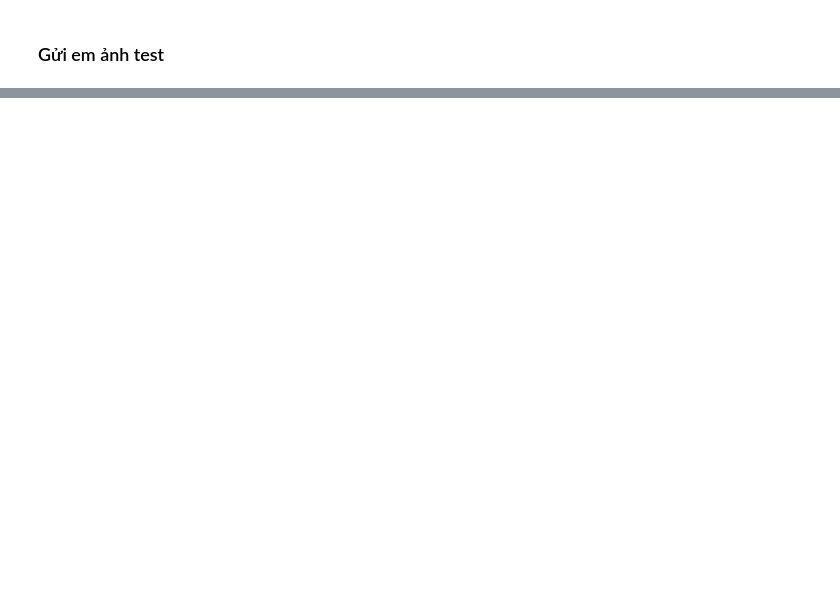
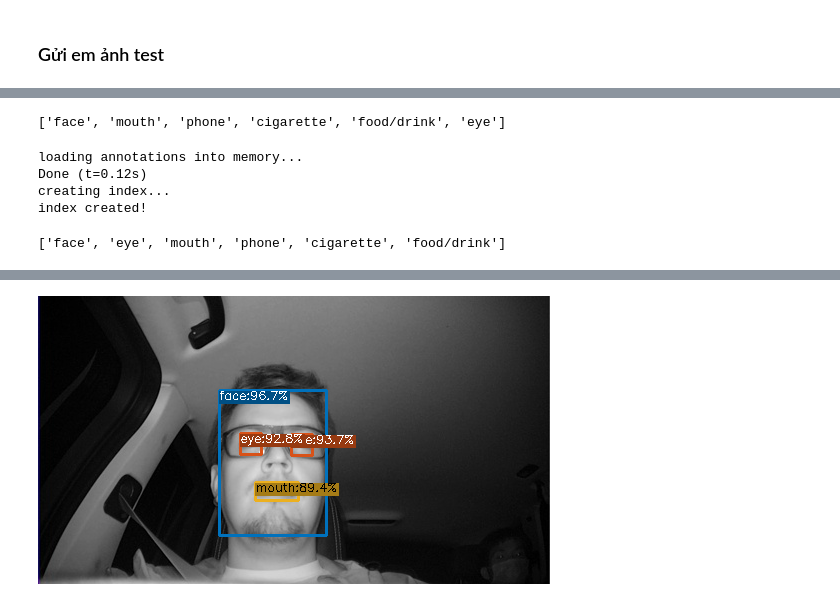
Before and after one commit to anhvth/YOLOX, a Jupyter notebook: decision_tree_eating.ipynb, the cells around one changed output, grey strips where cells are left out. Drawn from its saved outputs; the diff is of its cells as text; code cells hidden in the pictures; blank space fills up the shorter version.

```diff
--- a/decision_tree_eating.ipynb
+++ b/decision_tree_eating.ipynb
@@ -177,7 +179,7 @@ def preproc_feat1d(x):
     return fuse.numpy()[0]
 # %%
 list_json_paths = []
-
+tobe_extract_videos = []
 
 label_paths  = glob('/data/DMS_Behavior_Detection/RawVideos/Action_Eating/**/*.json', recursive=True)
 for label_path in label_paths:
@@ -186,6 +188,7 @@ for label_path in label_paths:
         list_json_paths.append(json_paths)
     except Exception as e:
         print(e)
+        tobe_extract_videos.append(label_path.replace('.json', '.mp4'))
         pass
 
 label_paths  = glob('/data/DMS_Behavior_Detection/mobile_cigarret_foreignerUS/*/**/*.json', recursive=True)
@@ -196,6 +199,7 @@ for label_path in label_paths:
         list_json_paths.append(json_paths)
     except Exception as e:
         print(e)
+        tobe_extract_videos.append(label_path.replace('.json', '.mp4'))
         pass
 len(list_json_paths)
 # %% [output]
@@ -205,0 +210,12 @@ len(label_paths)=67
+# %%
+def construct_cmd(video_inp):
+    cmd=f"python tools/eval_export.py -f exps/dms/mb2_face_food.py --input_video {video_inp} --out_dir .cache/raw_video_predict_face_food/ -d 1"
+    return cmd
+if len(tobe_extract_videos):
+    with open('/tmp/listcmd.sh', 'w') as f:
+        for video in tobe_extract_videos:
+            cmd = construct_cmd(video)
+            f.write(cmd+'\n')
+    !python scripts/run_list_commands.py /tmp/listcmd.sh 8 --dry-run
+else:
+    print('All video are extracted to coco-format :D')
@@ -524,4 +518,4 @@ print(res)
 # print(res)
 # model_wraper.eval().requires_grad_(False);
 # %%
-x,y,img_paths = next(iter(pldata.train_dataloader()))
+# x,y,img_paths = next(iter(pldata.train_dataloader()))
@@ -537,0 +531,17 @@ for json_paths in list_json_paths:
+# %%
+yolox_mb2_exp = get_exp_by_file('exps/dms/mb2_face_food.py')
+# %%
+[_['name'] for _ in mmcv.load('/data/DMS_Behavior_Detection/annotations/train_7class.json')['categories']]
+# %% [output]
+['face', 'mouth', 'phone', 'cigarette', 'food/drink', 'eye']
+# %%
+eval_loader = yolox_mb2_exp.get_eval_loader(1, False)
+# %% [output]
+loading annotations into memory...
+Done (t=0.12s)
+creating index...
+index created!
+# %%
+[eval_loader.dataset.coco.cats[id]['name'] for id in eval_loader.dataset.class_ids]
+# %% [output]
+['face', 'eye', 'mouth', 'phone', 'cigarette', 'food/drink']
@@ -537,0 +550,13 @@ for json_paths in list_json_paths:
+# %%
+from tools.demo import Predictor
+from scripts.export_onnx import CLASSES, create_yolox_mb2, mb2_yolox
+
+# model = create_yolox_mb2()
+# model = lit_model.model.mb2_yolox.cpu().eval()
+# st = torch.load('YOLOX_outputs/mb2_face_food/best_ckpt.pth')['model']
+# model.load_state_dict(st)
+predictor = Predictor(mb2_yolox.cpu(), yolox_mb2_exp, CLASSES)
+outputs, img_info = predictor.inference(img_paths[0])
+result_image = predictor.visual(outputs[0], img_info, )
+Image.fromarray(result_image)
+# %% [output]
@@ -538,2 +564,3 @@ for json_paths in list_json_paths:
+[figure, added]
 # %%
 # @torch.inference_mode()
```
Also changed, not shown: parts of 33 cells of this notebook, 4 other files.
